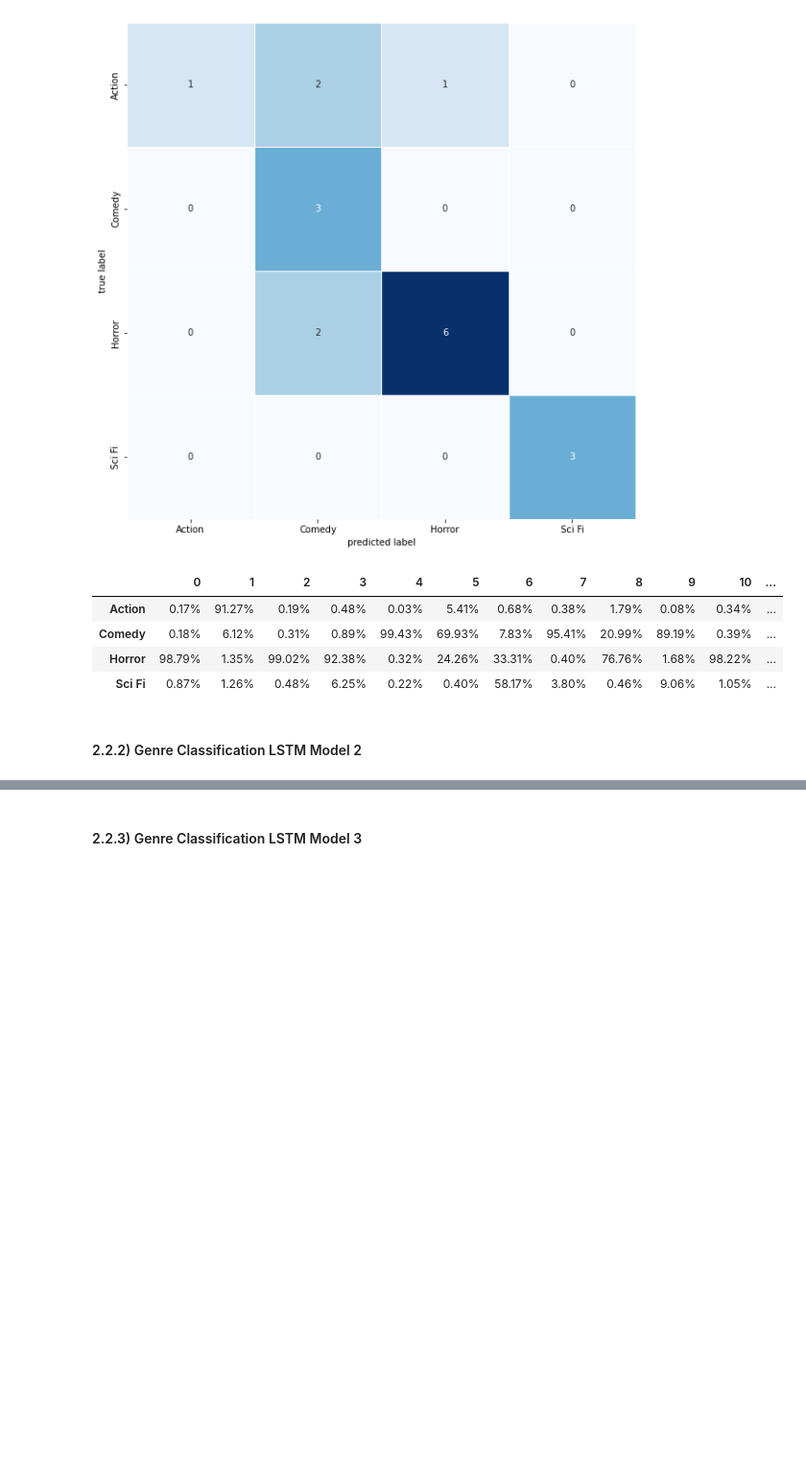
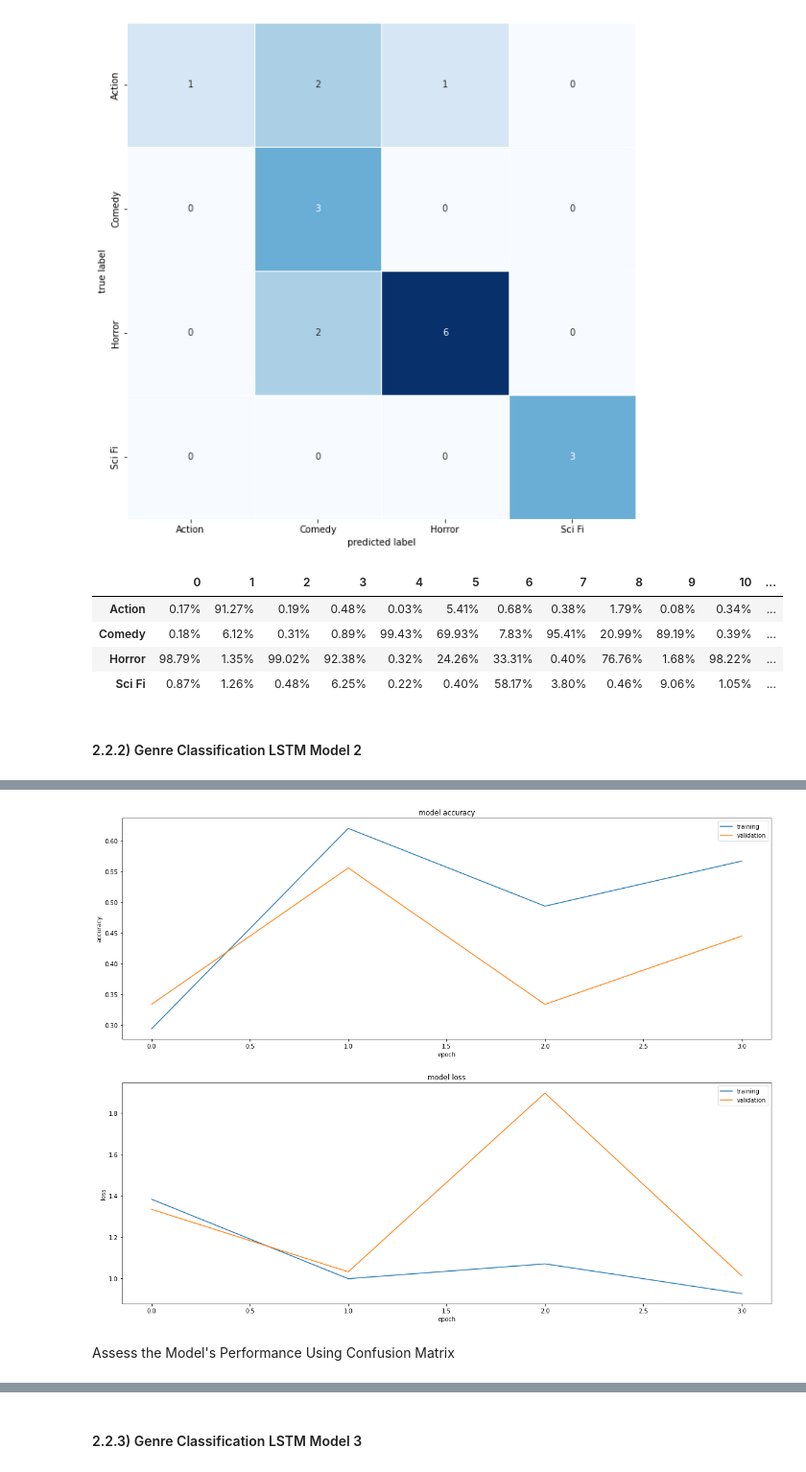
Before and after one commit to Steve-Desilets/Natural_Language_Processing, a Jupyter notebook: Knowledge Graph and Deep Learning Assignment/Appendix - Knowledge Graph and Deep Learning Python Code.ipynb, the cells around one changed output, grey strips where cells are left out. Shown at 96% size. Cells and saved outputs as stored; diff of their text form; code cells hidden in the pictures; blank space fills up the shorter version.

Commit message:
Genre Classification Models Complete
Genre Classification Models Complete

```diff
--- a/Knowledge Graph and Deep Learning Assignment/Appendix - Knowledge Graph and Deep Learning Python Code.ipynb
+++ b/Knowledge Graph and Deep Learning Assignment/Appendix - Knowledge Graph and Deep Learning Python Code.ipynb
@@ -1114,0 +1117,21 @@ df2.style.format("{:.2%}").background_gradient(cmap=cm)
+# %%
+k.clear_session()
+num_classes=4
+model = tf.keras.Sequential([encoder
+   ,tf.keras.layers.Embedding(len(encoder.get_vocabulary()), 128, mask_zero=True)
+   ,tf.keras.layers.Bidirectional(tf.keras.layers.LSTM(128,  return_sequences=True, dropout=0.3))
+   ,tf.keras.layers.Bidirectional(tf.keras.layers.LSTM(64,dropout=0.3))
+   ,tf.keras.layers.Dense(128, activation='relu')
+   ,tf.keras.layers.Dense(num_classes,activation='softmax')
+])
+# %%
+model.compile(optimizer= tf.keras.optimizers.Adam( )
+              ,loss=tf.keras.losses.SparseCategoricalCrossentropy()
+              ,metrics=['accuracy'])
+# %%
+%%time
+history = model.fit(train_ds
+         ,epochs=200
+         ,validation_data=val_ds
+         ,validation_steps=3
+         ,callbacks=[tf.keras.callbacks.EarlyStopping(monitor='val_accuracy', patience=2)])
@@ -1114,0 +1202,9 @@ df2.style.format("{:.2%}").background_gradient(cmap=cm)
+# %%
+plt.subplots(figsize=(16,12))
+plt.tight_layout()
+display_training_curves(history.history['accuracy'], history.history['val_accuracy'], 'accuracy', 211)
+display_training_curves(history.history['loss'], history.history['val_loss'], 'loss', 212)
+# %% [output]
+[figure, added]
+# %% [markdown]
+Assess the Model's Performance Using Confusion Matrix
```
Also changed, not shown: parts of 51 cells of this notebook.
